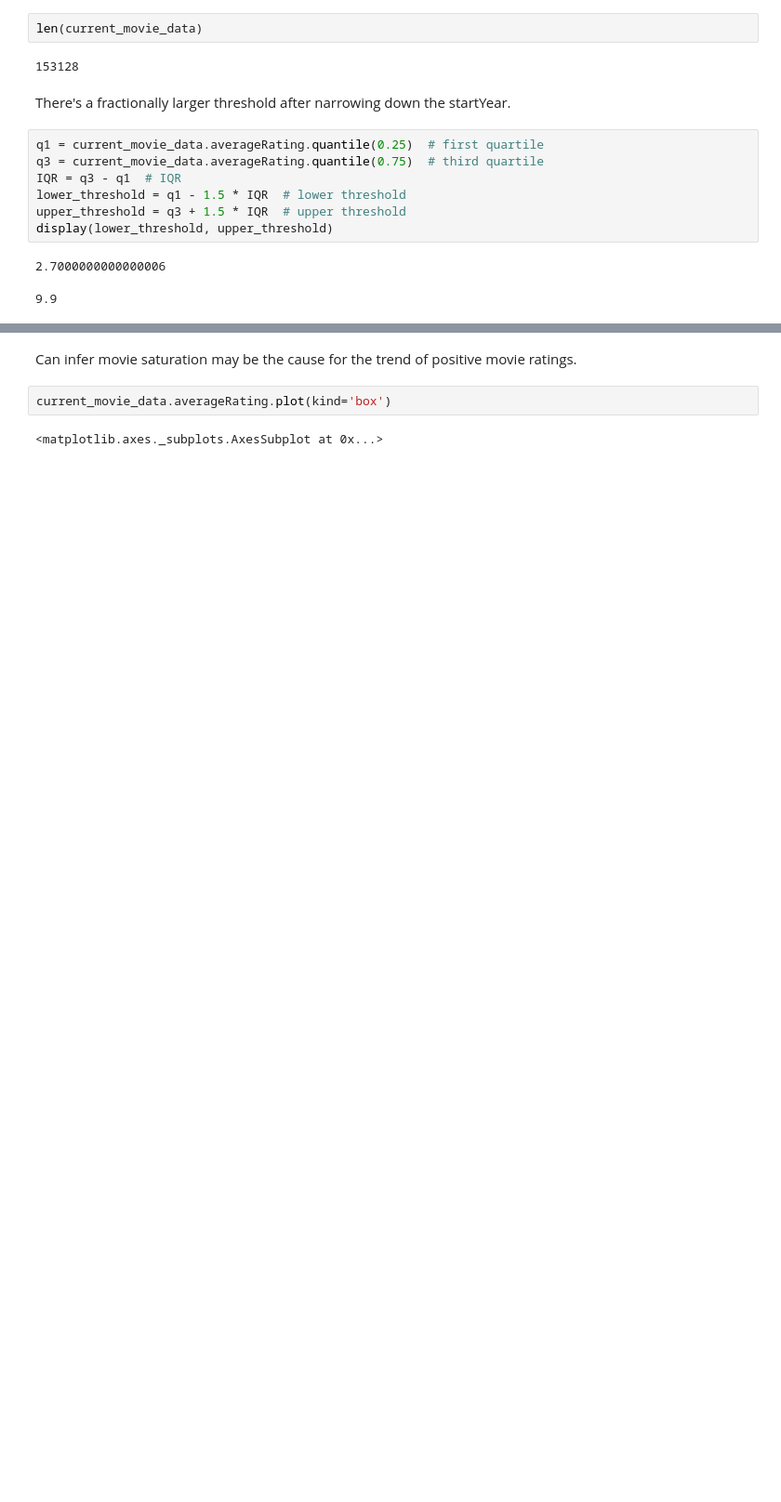
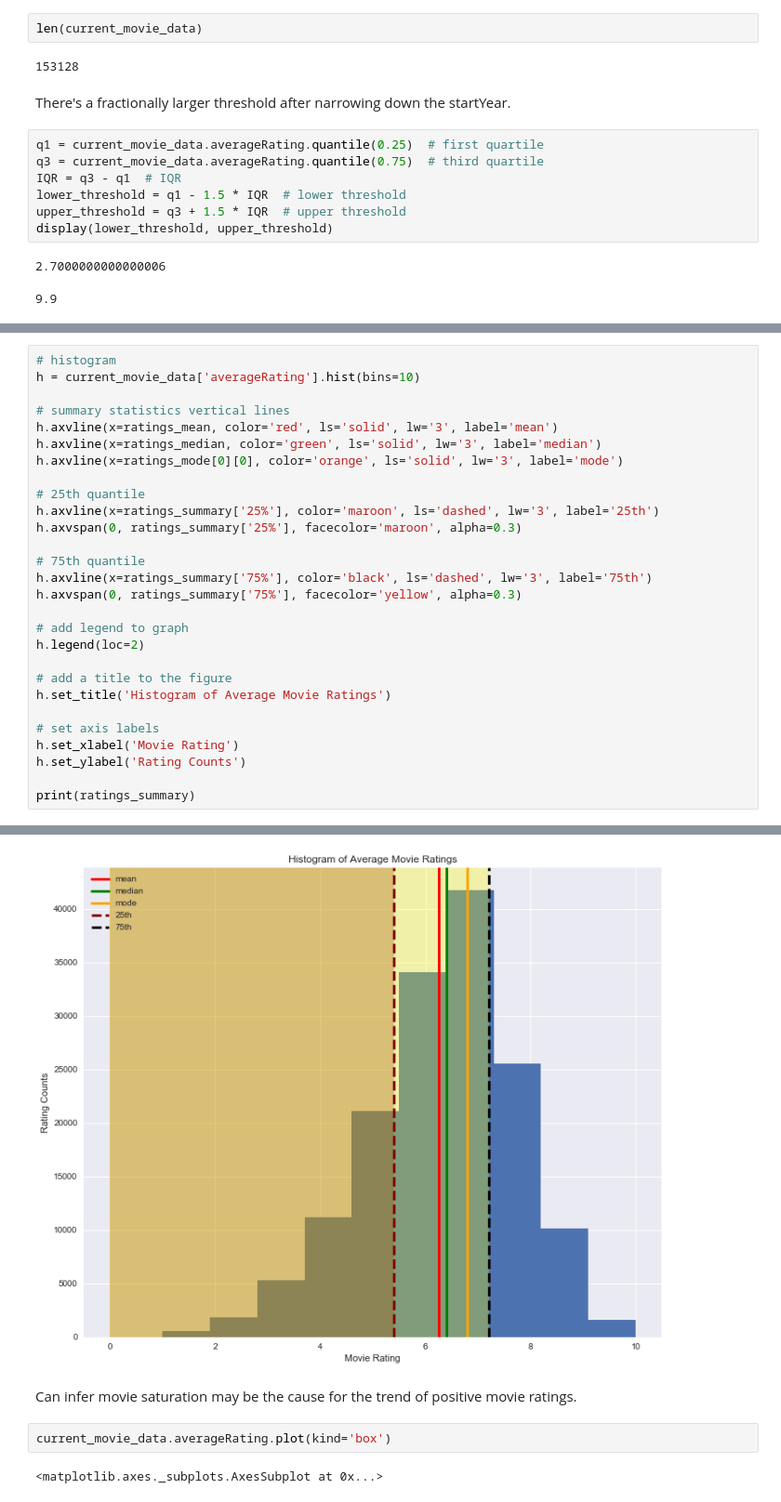
Before and after one commit to dniedermier-cscc/Scrum-Lords-Capstone-2018, a Jupyter notebook: IMDB/Working Notebooks/IMDB_Capstone_CS.ipynb, the cells around one changed output, grey strips where cells are left out. Shown at 93% size. Drawn from its saved outputs; the diff is of its cells as text; blank space fills up the shorter version.

```diff
--- a/IMDB/Working Notebooks/IMDB_Capstone_CS.ipynb
+++ b/IMDB/Working Notebooks/IMDB_Capstone_CS.ipynb
@@ -506,0 +573,29 @@ movie_pivot.plot(kind='bar')
+# %%
+# histogram
+h = current_movie_data['averageRating'].hist(bins=10)
+
+# summary statistics vertical lines
+h.axvline(x=ratings_mean, color='red', ls='solid', lw='3', label='mean')
+h.axvline(x=ratings_median, color='green', ls='solid', lw='3', label='median')
+h.axvline(x=ratings_mode[0][0], color='orange', ls='solid', lw='3', label='mode')
+
+# 25th quantile
+h.axvline(x=ratings_summary['25%'], color='maroon', ls='dashed', lw='3', label='25th')
+h.axvspan(0, ratings_summary['25%'], facecolor='maroon', alpha=0.3)
+
+# 75th quantile
+h.axvline(x=ratings_summary['75%'], color='black', ls='dashed', lw='3', label='75th')
+h.axvspan(0, ratings_summary['75%'], facecolor='yellow', alpha=0.3)
+
+# add legend to graph
+h.legend(loc=2)
+
+# add a title to the figure
+h.set_title('Histogram of Average Movie Ratings')
+
+# set axis labels
+h.set_xlabel('Movie Rating')
+h.set_ylabel('Rating Counts')
+
+print(ratings_summary)
+# %% [output]
@@ -507,3 +611,4 @@ movie_pivot.plot(kind='bar')
+[figure, added]
 # %% [markdown]
 Can infer movie saturation may be the cause for the trend of positive movie ratings.
 # %%
```
Also changed, not shown: parts of 11 cells of this notebook, 1 other file.
